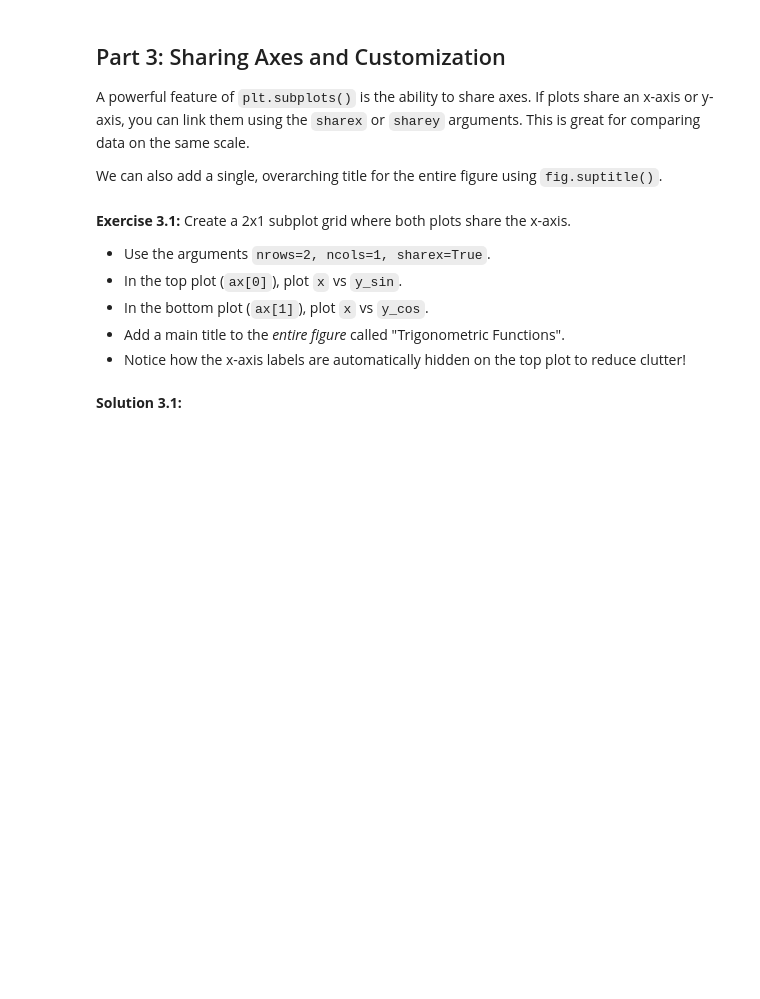
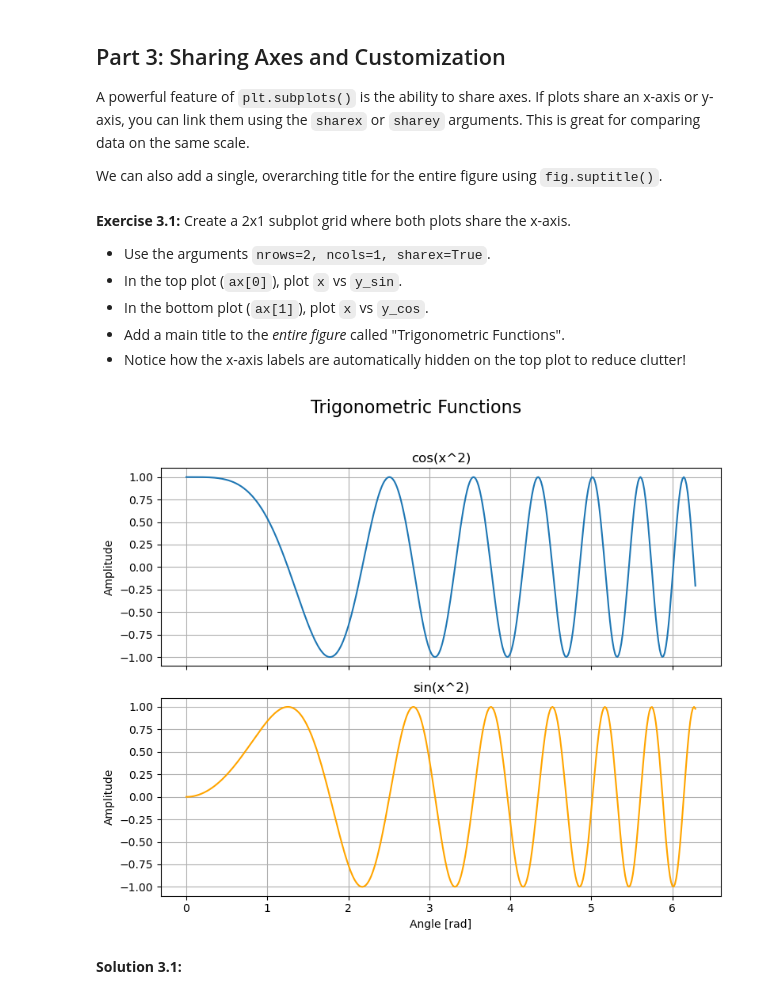
Before and after one commit to rksfn/scipy, a Jupyter notebook: week2_advanced_topics_and_scientific_computing/day12_advanced_matplotlib-subplots.ipynb, the cells around one changed output. Drawn from its saved outputs; the diff is of its cells as text; code cells hidden in the pictures; blank space fills up the shorter version.

```diff
--- a/week2_advanced_topics_and_scientific_computing/day12_advanced_matplotlib-subplots.ipynb
+++ b/week2_advanced_topics_and_scientific_computing/day12_advanced_matplotlib-subplots.ipynb
@@ -120,3 +151,23 @@ We can also add a single, overarching title for the entire figure using `fig.sup
+# %%
+# Your code here
+fig, ax = plt.subplots(nrows=2, ncols=1, figsize=(8, 7), sharex=True)
+
+fig.suptitle("Trigonometric Functions", fontsize=16)
+
+ax[0].plot(x, y_cos)
+ax[0].set_title("cos(x^2)")
+ax[0].grid(True)
+ax[0].set_ylabel("Amplitude")
+
+ax[1].plot(x, y_sin, color="orange")
+ax[1].set_title("sin(x^2)")
+ax[1].grid(True)
+ax[1].set_xlabel("Angle [rad]")
+ax[1].set_ylabel("Amplitude")
+
+plt.tight_layout(rect=[0, 0, 1, 0.96])
+# %% [output]
+[figure, added]
 # %% [markdown]
 **Solution 3.1:**
 # %%
```
Also changed, not shown: parts of 11 cells of this notebook.
